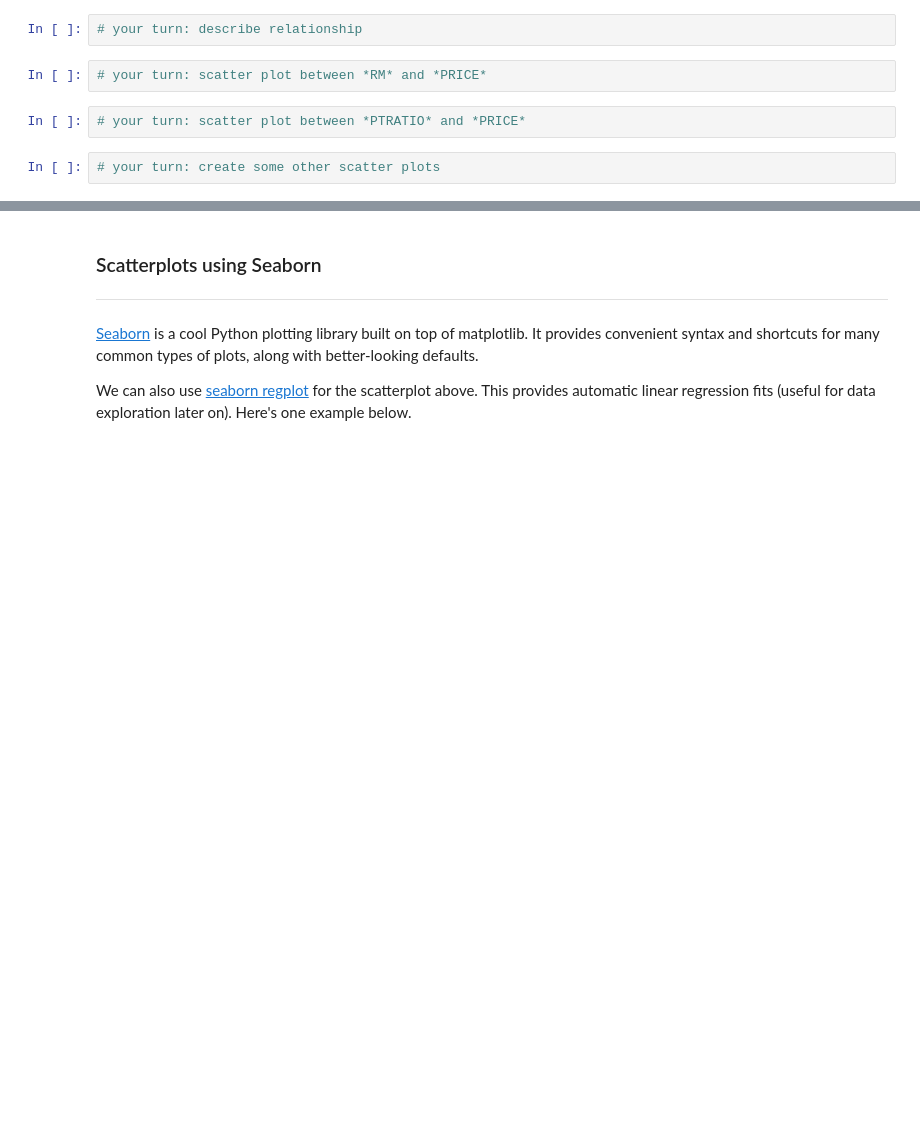
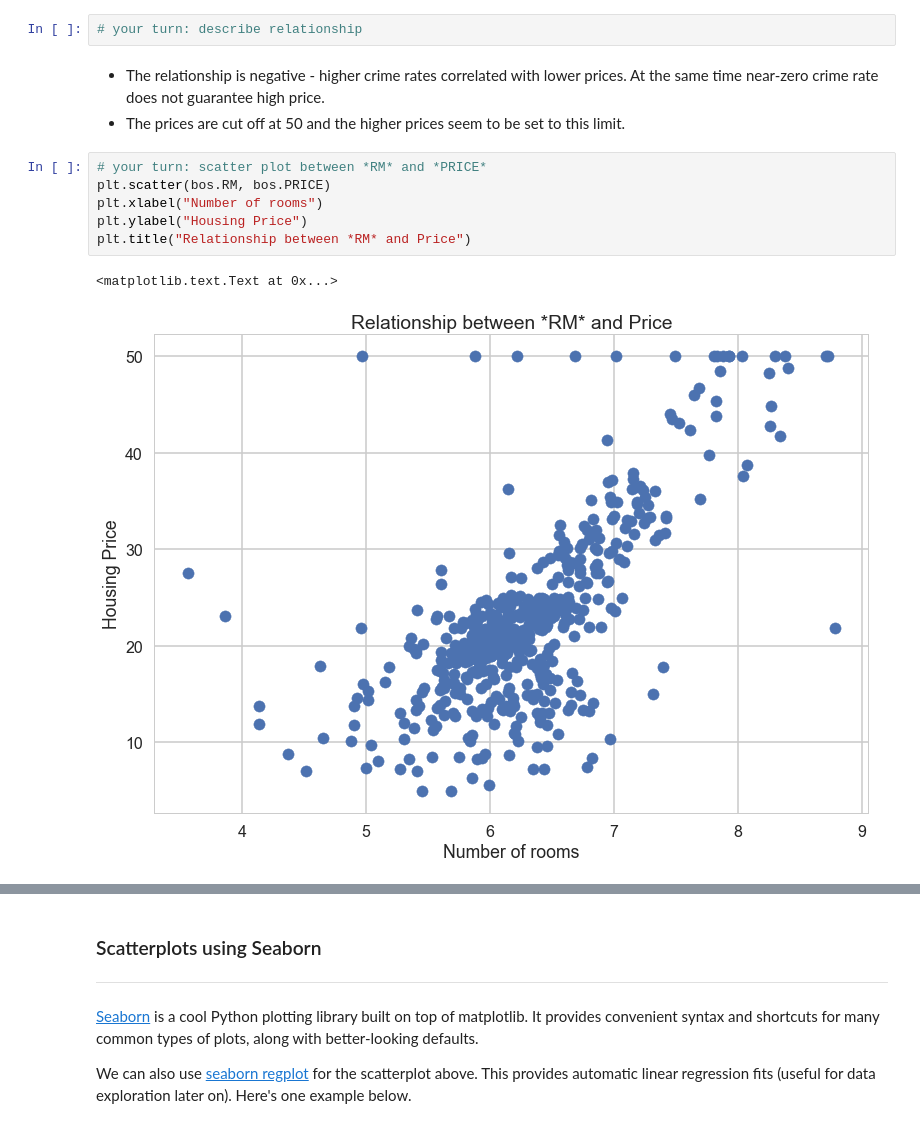
Before and after one commit to vlcekl/ds-various, a Jupyter notebook: linear_regression/Mini_Project_Linear_Regression.ipynb, the cells around one changed output, grey strips where cells are left out. Cells and saved outputs as stored; diff of their text form; blank space fills up the shorter version.

```diff
--- a/linear_regression/Mini_Project_Linear_Regression.ipynb
+++ b/linear_regression/Mini_Project_Linear_Regression.ipynb
@@ -218,9 +279,15 @@ plt.title("Relationship between CRIM and Price")
 </div>
 # %%
 # your turn: describe relationship
+# %% [markdown]
+* The relationship is negative - higher crime rates correlated with lower prices. At the same time near-zero crime rate does not guarantee high price.
+* The prices are cut off at 50 and the higher prices seem to be set to this limit.
 # %%
 # your turn: scatter plot between *RM* and *PRICE*
+plt.scatter(bos.RM, bos.PRICE)
+plt.xlabel("Number of rooms")
+plt.ylabel("Housing Price")
+plt.title("Relationship between *RM* and Price")
+# %% [output]
+<matplotlib.text.Text at 0x...>
+[figure, added]
-# %%
-# your turn: scatter plot between *PTRATIO* and *PRICE*
-# %%
-# your turn: create some other scatter plots
```
Also changed, not shown: parts of 67 cells of this notebook.
